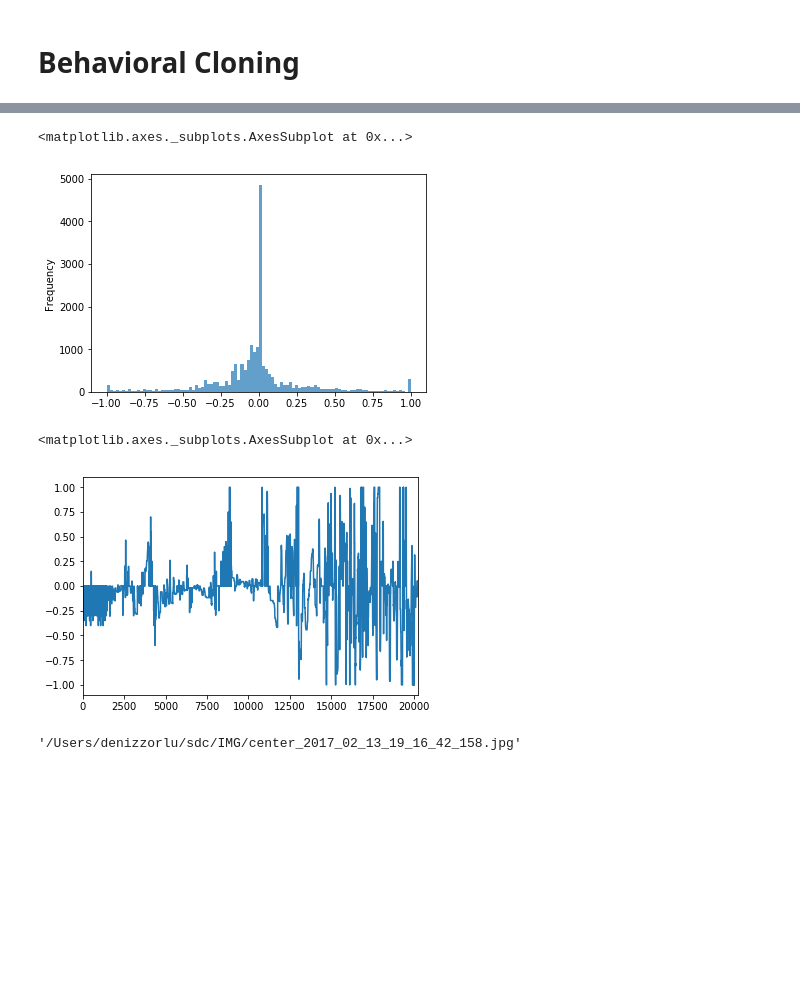
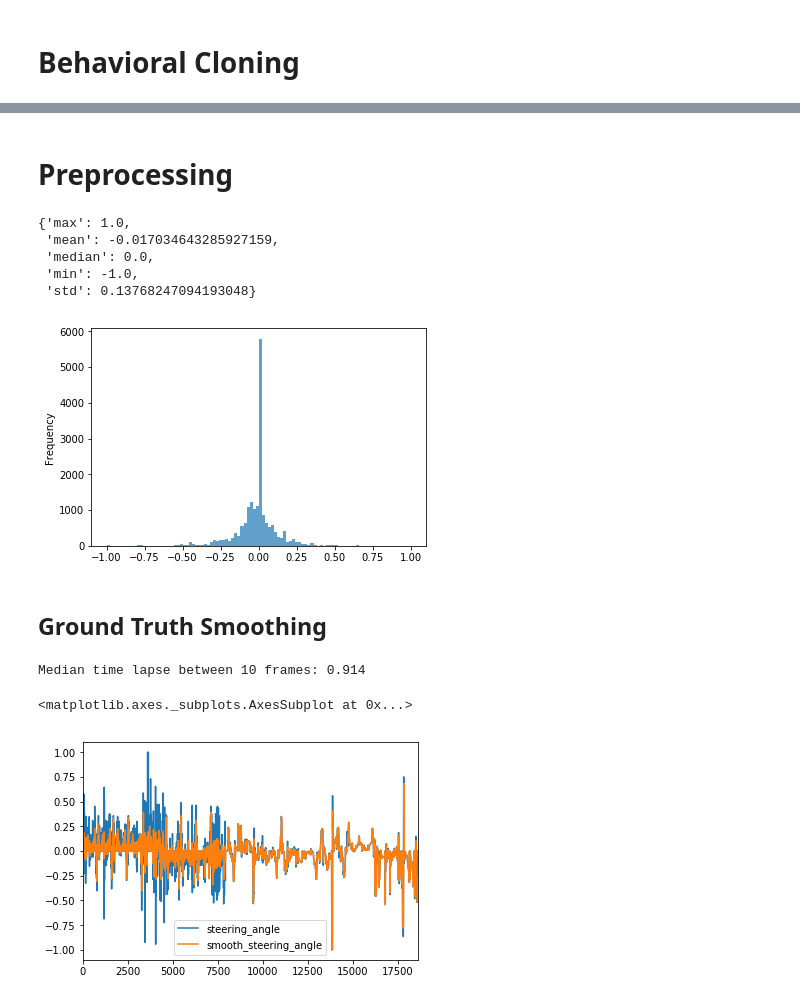
Before and after one commit to dzorlu/sdc, a Jupyter notebook: behavioral_cloning/Behavioral Cloning.ipynb, the cells around one changed output, grey strips where cells are left out. Drawn from its saved outputs; the diff is of its cells as text; code cells hidden in the pictures; blank space fills up the shorter version.

```diff
--- a/behavioral_cloning/Behavioral Cloning.ipynb
+++ b/behavioral_cloning/Behavioral Cloning.ipynb
@@ -31,16 +30,58 @@ from datetime import datetime
+# %% [markdown]
+# Preprocessing
 # %%
-driving_log = pd.read_csv("driving_log.csv",header=None)
+# Summary Distribution before preprocessing
+driving_log = pd.read_csv("data/driving_log.csv")
 driving_log.columns = ['center_image','left_image','right_image','steering_angle','throttle','break','speed']
 driving_log.steering_angle.plot.hist(alpha=0.7,bins=100)
+_summary = {'mean':driving_log.steering_angle.mean(),
+'median':driving_log.steering_angle.median(),
+'max':driving_log.steering_angle.max(),
+'min':driving_log.steering_angle.min(),
+'std': driving_log.steering_angle.std()}
+_summary
 # %% [output]
-<matplotlib.axes._subplots.AxesSubplot at 0x...>
+{'max': 1.0,
+ 'mean': -0.017034643285927159,
+ 'median': 0.0,
+ 'min': -1.0,
+ 'std': 0.13768247094193048}
-[figure, old version]
+[figure, new version]
+# %% [markdown]
+## Ground Truth Smoothing
+# %%
+# Output smoothing - smooth the ground truth steering angle by applying a rolling mean
+# First compute the time difference between window start and end to make sure the frames
+# belong to the same sequence
+frame_lookback = 10
+def compute_timestamp(df):
+    conv = "%Y%m%d%H%M%S%f"
+    r = r'(.*)(center_)(.*)(.jpg)'
+    _res = df.center_image.str.match(r)
+    df['record_time'] = [datetime.strptime(r[2].replace("_",""),conv) for r in _res]
+    df['record_diff'] = df['record_time'].diff(frame_lookback) / np.timedelta64(1, 's')
+    return df
+# %%
+# The  module retrieves the time the image is captured and the delta between consecutive images
+import functools
+driving_log = compute_timestamp(driving_log)
+_median_lookback = driving_log.record_diff.median()
+print("Median time lapse between 10 frames: {}".format(_median_lookback))
+
+def apply_smoothing(row, lookback):
+    if row['record_diff'] > lookback:
+        # Do not smooth otherwise
+        return row['steering_angle']
+    else:
+        return row['smooth_steering_angle']
+# Add some leeway to include initial dataset in smoothing
+smoothing_fn = functools.partial(apply_smoothing, lookback= _median_lookback + 1 )
+driving_log['smooth_steering_angle'] = driving_log['steering_angle'].rolling(frame_lookback).mean()
+driving_log['smooth_steering_angle'] = driving_log.apply(smoothing_fn,axis=1).fillna(0)
+# %% [output]
+Median time lapse between 10 frames: 0.914
 # %%
-driving_log.steering_angle.plot()
+driving_log[['steering_angle','smooth_steering_angle']].plot()
 # %% [output]
 <matplotlib.axes._subplots.AxesSubplot at 0x...>
-[figure, old version]
+[figure, new version]
-# %%
-driving_log.center_image.head()[0]
-# %% [output]
-'/Users/denizzorlu/sdc/IMG/center_2017_02_13_19_16_42_158.jpg'
```
Also changed, not shown: parts of 17 cells of this notebook, 1 other file.
